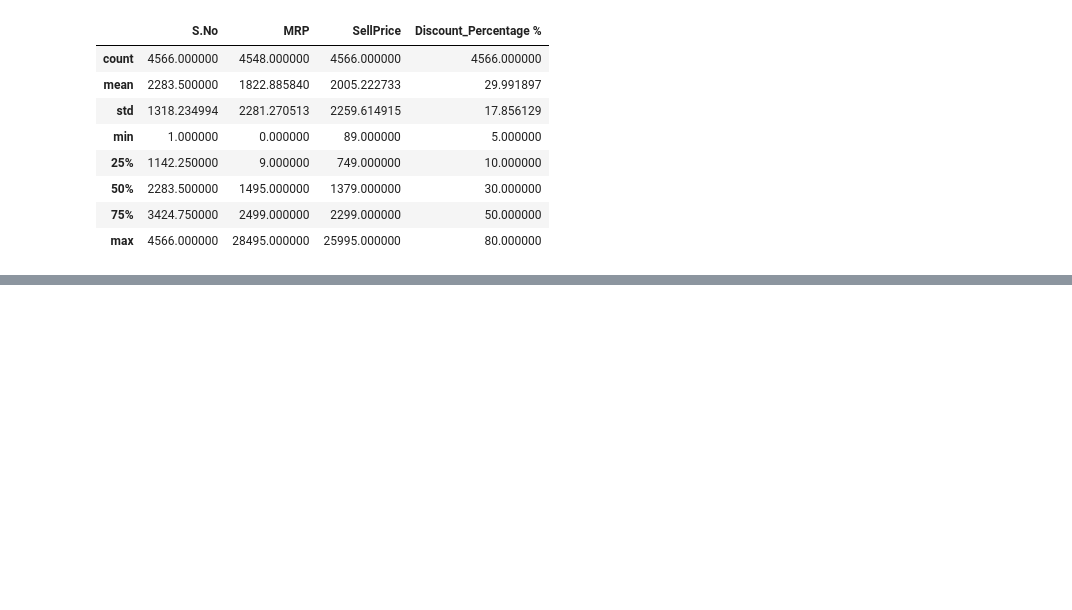
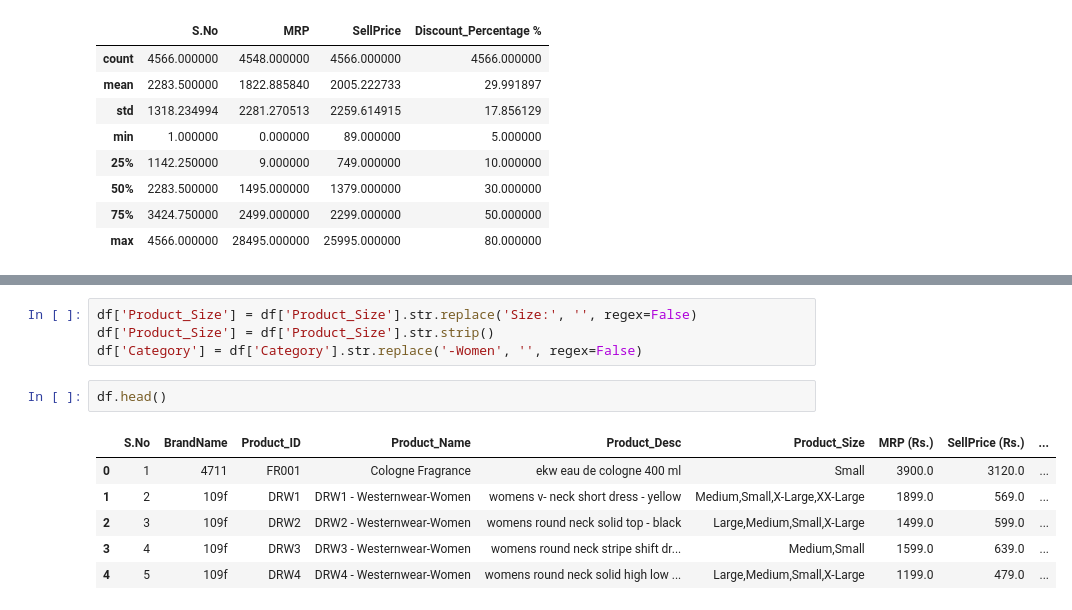
Before and after one commit to TalalZafar88/Product_EDA, a Jupyter notebook: notebooks/Product_EDA_Final.ipynb, the cells around one changed output, grey strips where cells are left out. Cells and saved outputs as stored; diff of their text form; blank space fills up the shorter version.

```diff
--- a/notebooks/Product_EDA_Final.ipynb
+++ b/notebooks/Product_EDA_Final.ipynb
@@ -73,0 +85,13 @@ df.describe()
+# %%
+df['Product_Size'] = df['Product_Size'].str.replace('Size:', '', regex=False)
+df['Product_Size'] = df['Product_Size'].str.strip()
+df['Category'] = df['Category'].str.replace('-Women', '', regex=False)
+# %%
+df.head()
+# %% [output]
+|  | S.No | BrandName | Product_ID | Product_Name | Product_Desc | Product_Size | MRP (Rs.) | SellPrice (Rs.) | ... |
+| 0 | 1 | 4711 | FR001 | Cologne Fragrance | ekw eau de cologne 400 ml | Small | 3900.0 | 3120.0 | ... |
+| 1 | 2 | 109f | DRW1 | DRW1 - Westernwear-Women | womens v- neck short dress - yellow | Medium,Small,X-Large,XX-Large | 1899.0 | 569.0 | ... |
+| 2 | 3 | 109f | DRW2 | DRW2 - Westernwear-Women | womens round neck solid top - black | Large,Medium,Small,X-Large | 1499.0 | 599.0 | ... |
+| 3 | 4 | 109f | DRW3 | DRW3 - Westernwear-Women | womens round neck stripe shift dr... | Medium,Small | 1599.0 | 639.0 | ... |
+| 4 | 5 | 109f | DRW4 | DRW4 - Westernwear-Women | womens round neck solid high low ... | Large,Medium,Small,X-Large | 1199.0 | 479.0 | ... |
```
Also changed, not shown: parts of 12 cells of this notebook.
